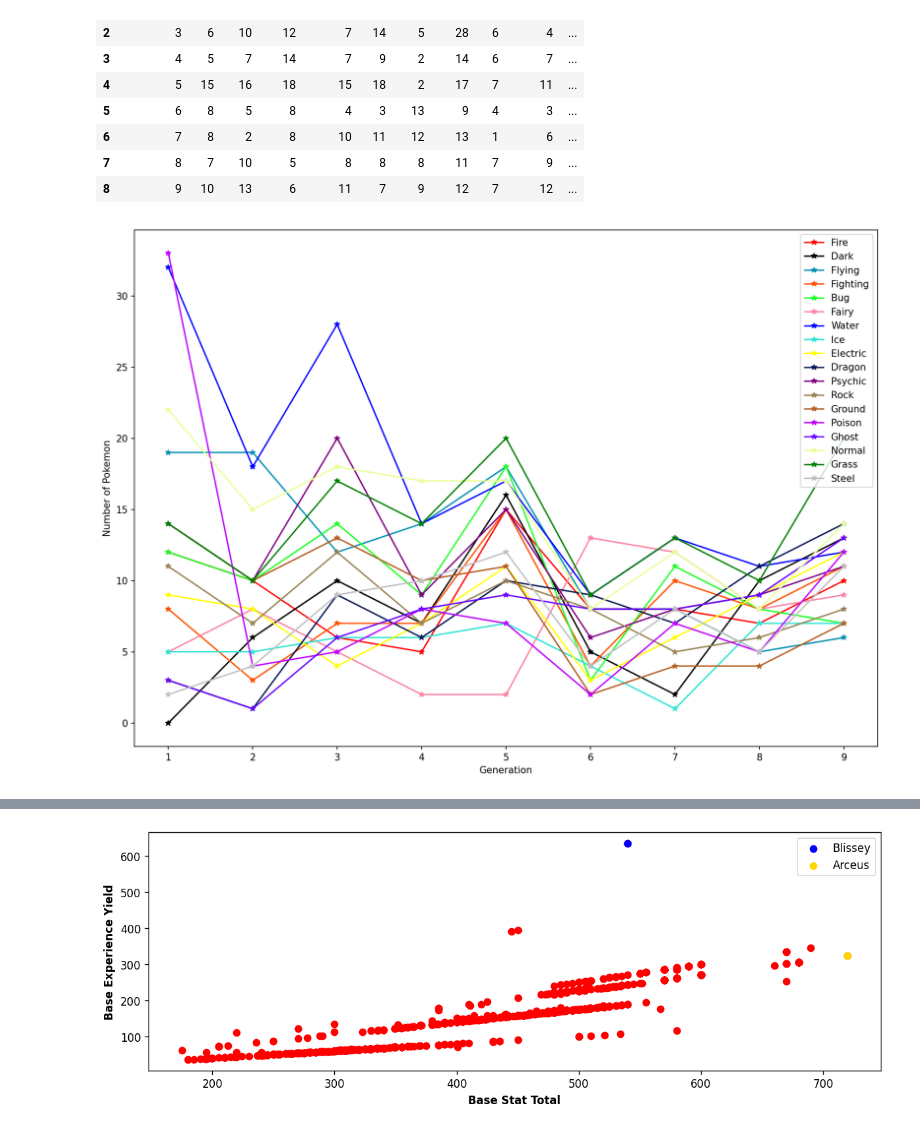
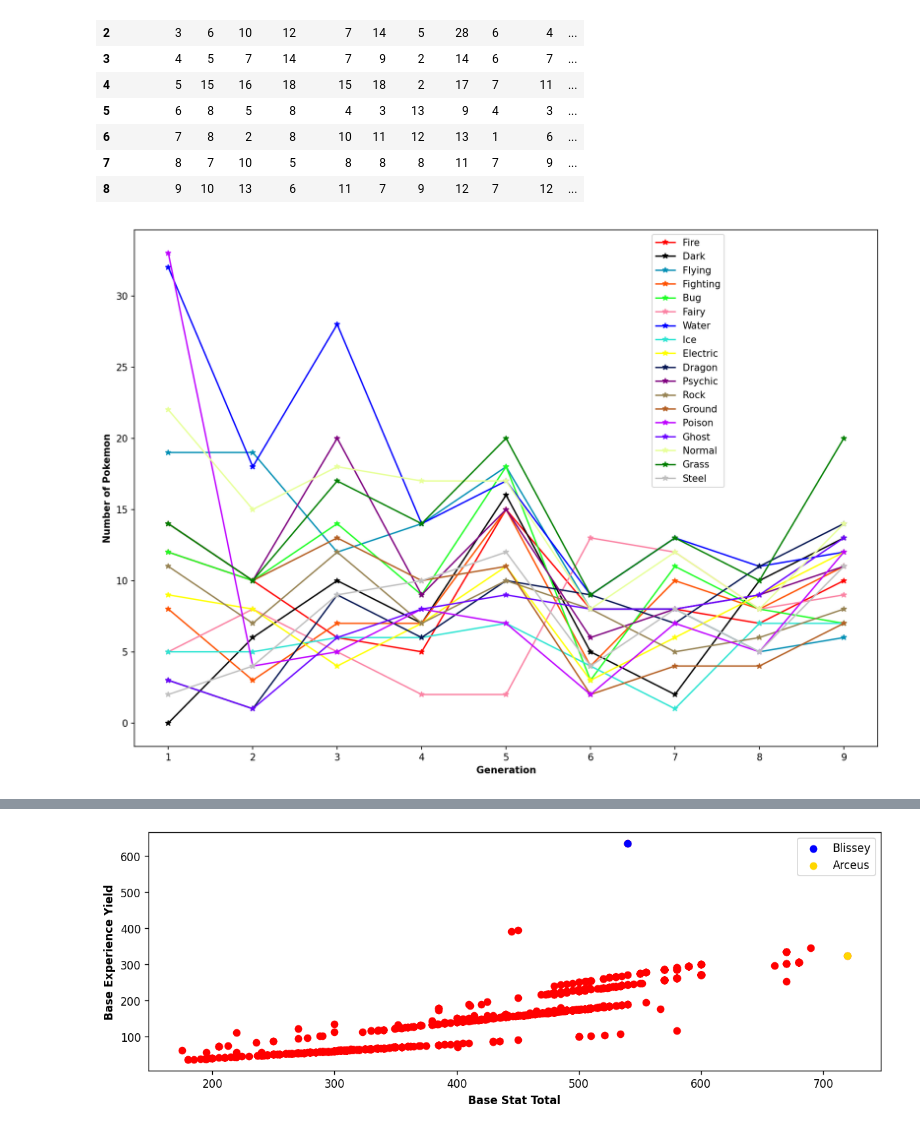
Before and after one commit to Anuroopa12x/Pokemon_Data_Analysis, a Jupyter notebook: Analysing.ipynb, the cells around one changed output, grey strips where cells are left out. Drawn from its saved outputs; the diff is of its cells as text; code cells hidden in the pictures.

```diff
--- a/Analysing.ipynb
+++ b/Analysing.ipynb
@@ -171,9 +186,10 @@ contains a type in name
 def type_calc(li):
     types = ["fire", "dark", "flying", "fighting", "bug", "fairy", "water", "ice", "electric", "dragon",
         "psychic", "rock", "ground", "poison", "ghost", "normal", "grass", "steel"]
-    s = {}
-    for type_ in types:
-        s[type_] = li[li["type"].str.contains(f"{type_}", case = False) == True]["type"].count()
+    s = pd.DataFrame(columns = ["type", "count"], index = range(0, 18))
+    for i, type_ in enumerate(types):
+        s.loc[i, "type"] = type_
+        s.loc[i, "count"] = li[li["type"].str.contains(f"{type_}", case = False) == True]["name"].count()
     return s
 
 
@@ -200,0 +216,4 @@ type_dict
+# %%
+plt.figure(dpi = 120, figsize = (14, 6))
+for i, type_ in enumerate(type_dict["type"]):
+    plt.barh(type_, type_dict[type_dict["type"] == type_]["count"])
@@ -600,30 +621,30 @@ type_gen
 # %%
 # ploting
 plt.figure(dpi = 150, figsize = (14, 10))
 plt.plot(type_gen.generation, type_gen.fire, label = "Fire", c = "r", marker = "*")
 plt.plot(type_gen.generation, type_gen.dark, label = "Dark", c = "black", marker = "*")
 plt.plot(type_gen.generation, type_gen.flying, label = "Flying", c = "#0090b5", marker = "*")
 plt.plot(type_gen.generation, type_gen.fighting, label = "Fighting", c = "#fe5300", marker = "*")
 plt.plot(type_gen.generation, type_gen.bug, label = "Bug", c = "#1ffe26", marker = "*")
 plt.plot(type_gen.generation, type_gen.fairy, label = "Fairy", c = "#fb83a4", marker = "*")
 plt.plot(type_gen.generation, type_gen.water, label = "Water", c = "blue", marker = "*")
 plt.plot(type_gen.generation, type_gen.ice, label = "Ice", c = "#2ee5d3", marker = "*")
 plt.plot(type_gen.generation, type_gen.electric, label = "Electric", c = "yellow", marker = "*")
 plt.plot(type_gen.generation, type_gen.dragon, label = "Dragon", c = "#051753", marker = "*")
 plt.plot(type_gen.generation, type_gen.psychic, label = "Psychic", c = "purple", marker = "*")
 plt.plot(type_gen.generation, type_gen.rock, label = "Rock", c = "#978353", marker = "*")
 plt.plot(type_gen.generation, type_gen.ground, label = "Ground", c = "#b45f23", marker = "*")
 plt.plot(type_gen.generation, type_gen.poison, label = "Poison", c = "#c000ff", marker = "*")
 plt.plot(type_gen.generation, type_gen.ghost, label = "Ghost", c = "#6b04ff", marker = "*")
 plt.plot(type_gen.generation, type_gen.normal, label = "Normal", c = "#e8ff9a", marker = "*")
 plt.plot(type_gen.generation, type_gen.grass, label = "Grass", c = "green", marker = "*")
 plt.plot(type_gen.generation, type_gen.steel, label = "Steel", c = "silver", marker = "*")
-plt.legend(loc = "best")
-plt.xlabel("Generation")
-plt.ylabel("Number of Pokemon")
+plt.legend(loc = 'upper right', bbox_to_anchor=(0.8, 1))
+plt.xlabel("Generation", fontweight = "bold")
+plt.ylabel("Number of Pokemon", fontweight = "bold")
 plt.show()
 # %% [output]
-[figure, old version]
+[figure, new version]
 # %%
 details.corr()
 # %% [output]
```
Also changed, not shown: parts of 33 cells of this notebook, 2 other files.
